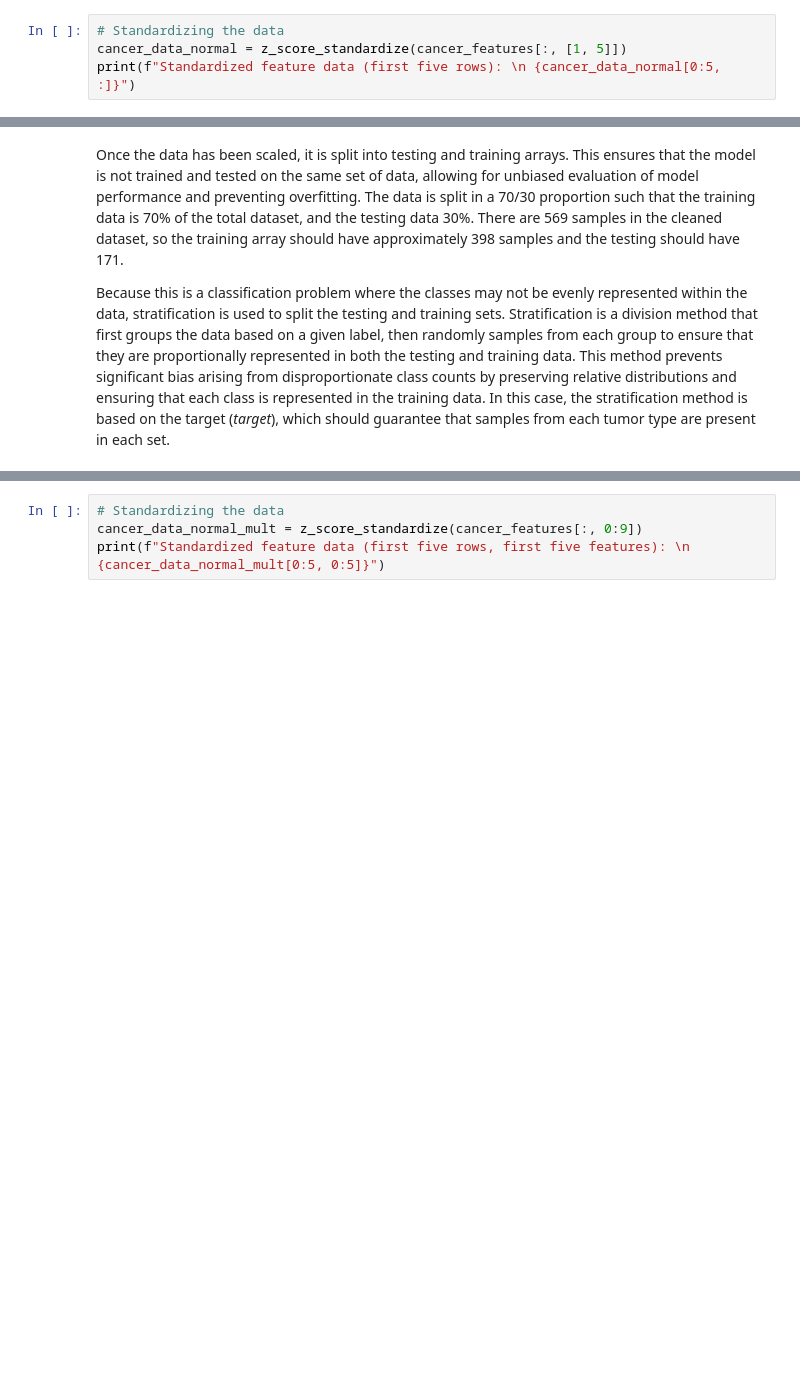
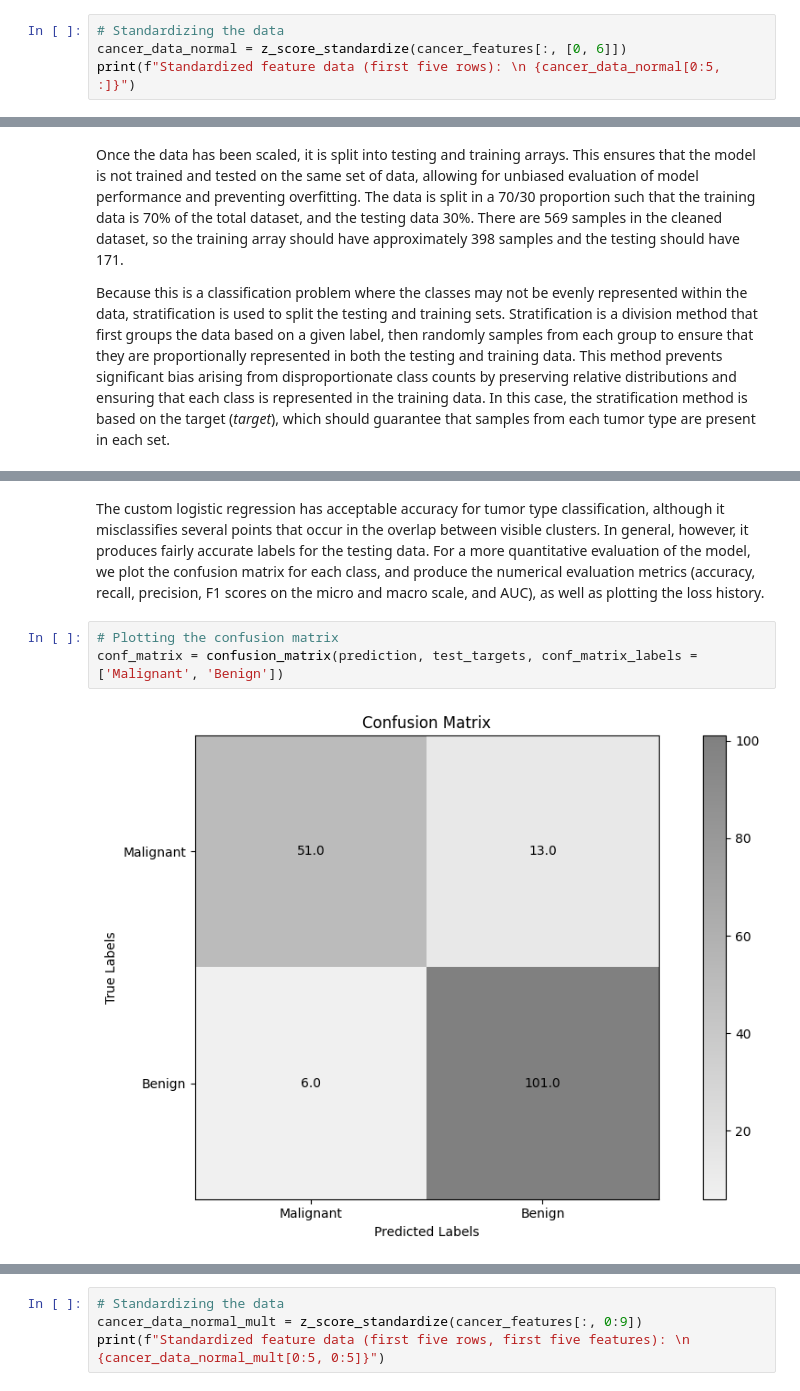
Before and after one commit to emilia-cichocki/CMOR_438_Fall_2025_Emilia, a Jupyter notebook: examples/supervised_learning_examples/logistic_regression/logistic_regression_example.ipynb, the cells around one changed output, grey strips where cells are left out. Saved outputs shown, nothing was run; the diff lists cells and outputs as text; blank space fills up the shorter version.

```diff
--- a/examples/supervised_learning_examples/perceptron/mlp_example.ipynb
+++ b/examples/supervised_learning_examples/logistic_regression/logistic_regression_example.ipynb
@@ -142,6 +142,6 @@ Prior to fitting the MLP model, we normalize the feature data using z-scores for
 # %%
 # Standardizing the data
-cancer_data_normal = z_score_standardize(cancer_features[:, [1, 5]])
+cancer_data_normal = z_score_standardize(cancer_features[:, [0, 6]])
 print(f"Standardized feature data (first five rows): \n {cancer_data_normal[0:5, :]}")
 # %% [output]
 Standardized feature data (first five rows):
@@ -360,0 +224,7 @@ This MLP has the following specifications:
+# %% [markdown]
+The custom logistic regression has acceptable accuracy for tumor type classification, although it misclassifies several points that occur in the overlap between visible clusters. In general, however, it produces fairly accurate labels for the testing data. For a more quantitative evaluation of the model, we plot the confusion matrix for each class, and produce the numerical evaluation metrics (accuracy, recall, precision, F1 scores on the micro and macro scale, and AUC), as well as plotting the loss history.
+# %%
+# Plotting the confusion matrix
+conf_matrix = confusion_matrix(prediction, test_targets, conf_matrix_labels = ['Malignant', 'Benign'])
+# %% [output]
+[figure, added]
```
Also changed, not shown: parts of 63 cells of this notebook, 24 other files.
